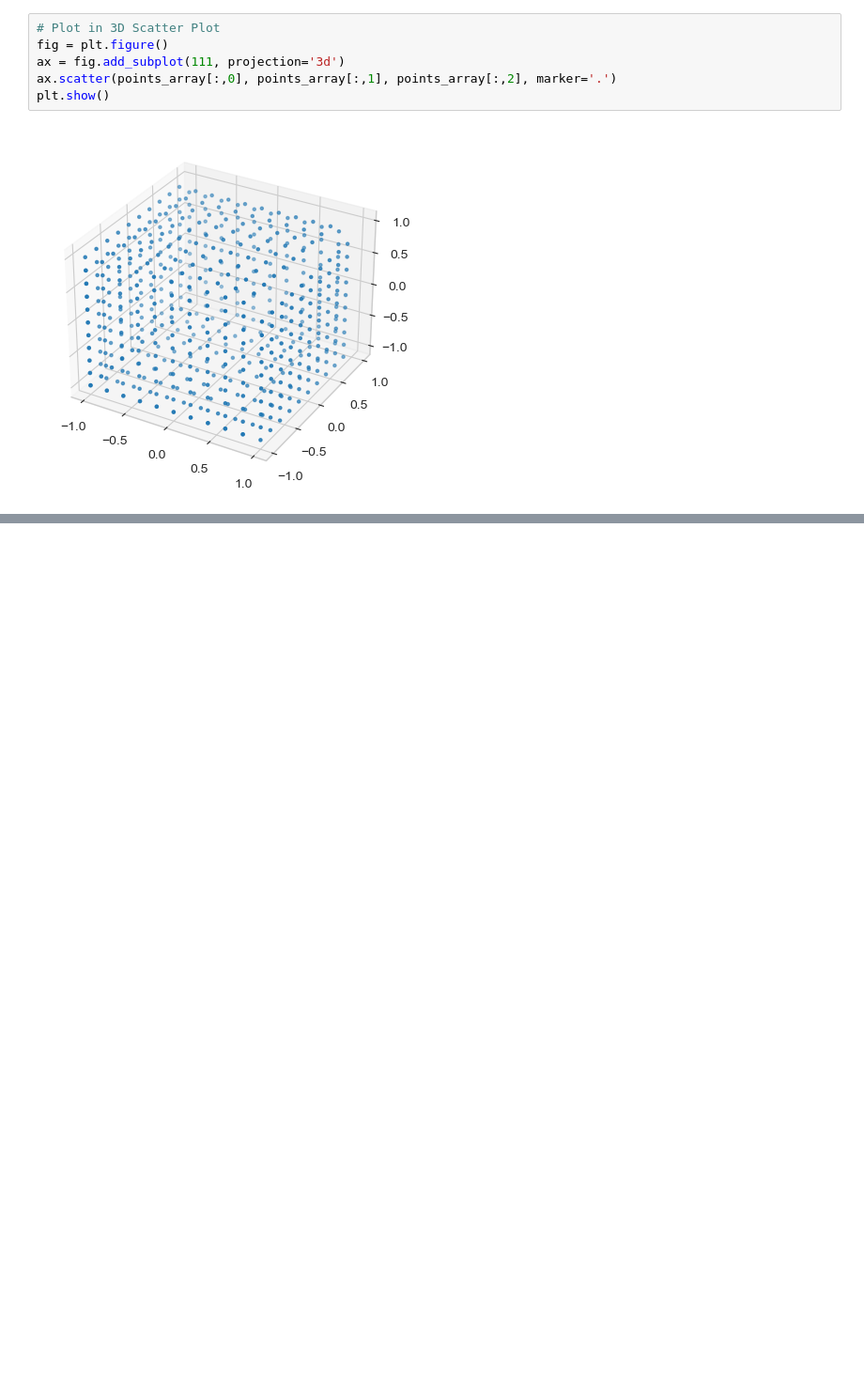
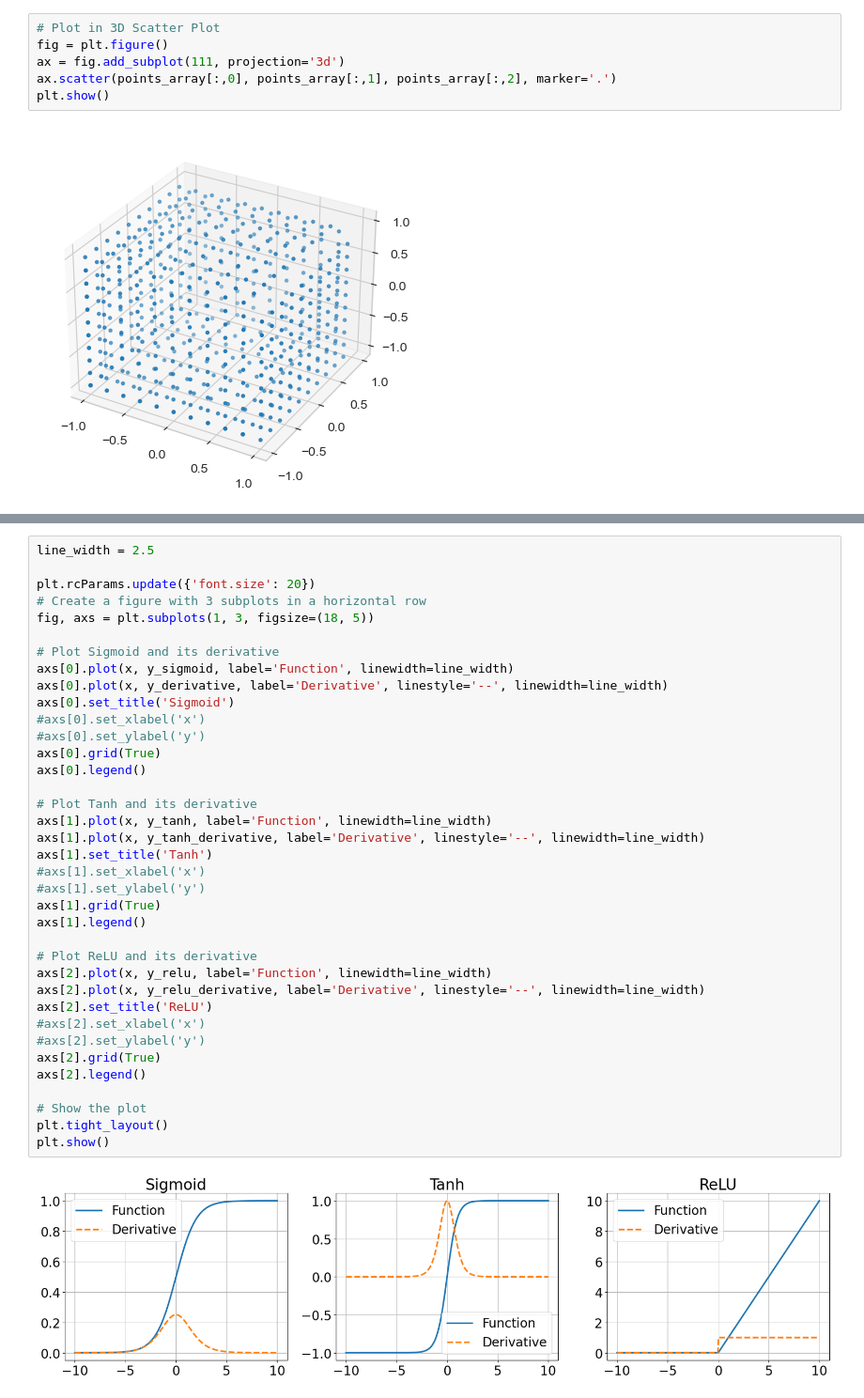
Before and after one commit to jarix/Python_Snippets, a Jupyter notebook: matplotlib_101.ipynb, the cells around one changed output, grey strips where cells are left out. Shown at 94% size. Cells and saved outputs as stored; diff of their text form; blank space fills up the shorter version.

```diff
--- a/matplotlib_101.ipynb
+++ b/matplotlib_101.ipynb
@@ -339,0 +422,39 @@ plt.show()
+# %%
+line_width = 2.5
+
+plt.rcParams.update({'font.size': 20})
+# Create a figure with 3 subplots in a horizontal row
+fig, axs = plt.subplots(1, 3, figsize=(18, 5))
+
+# Plot Sigmoid and its derivative
+axs[0].plot(x, y_sigmoid, label='Function', linewidth=line_width)
+axs[0].plot(x, y_derivative, label='Derivative', linestyle='--', linewidth=line_width)
+axs[0].set_title('Sigmoid')
+#axs[0].set_xlabel('x')
+#axs[0].set_ylabel('y')
+axs[0].grid(True)
+axs[0].legend()
+
+# Plot Tanh and its derivative
+axs[1].plot(x, y_tanh, label='Function', linewidth=line_width)
+axs[1].plot(x, y_tanh_derivative, label='Derivative', linestyle='--', linewidth=line_width)
+axs[1].set_title('Tanh')
+#axs[1].set_xlabel('x')
+#axs[1].set_ylabel('y')
+axs[1].grid(True)
+axs[1].legend()
+
+# Plot ReLU and its derivative
+axs[2].plot(x, y_relu, label='Function', linewidth=line_width)
+axs[2].plot(x, y_relu_derivative, label='Derivative', linestyle='--', linewidth=line_width)
+axs[2].set_title('ReLU')
+#axs[2].set_xlabel('x')
+#axs[2].set_ylabel('y')
+axs[2].grid(True)
+axs[2].legend()
+
+# Show the plot
+plt.tight_layout()
+plt.show()
+# %% [output]
+[figure, added]
```
Also changed, not shown: parts of 5 cells of this notebook.
